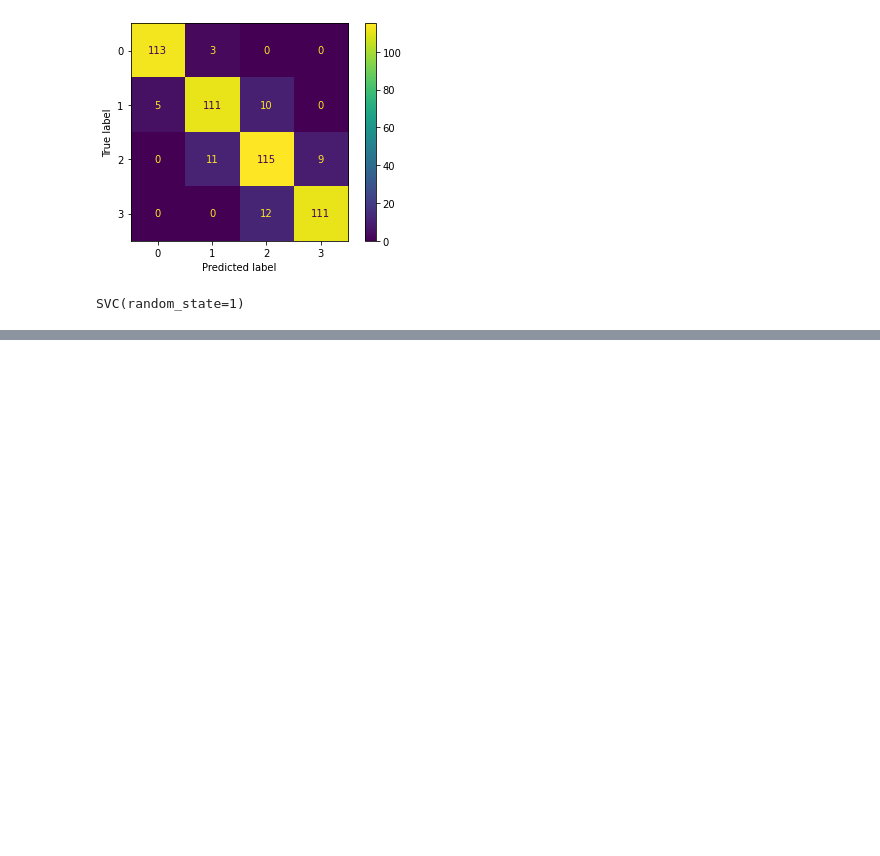
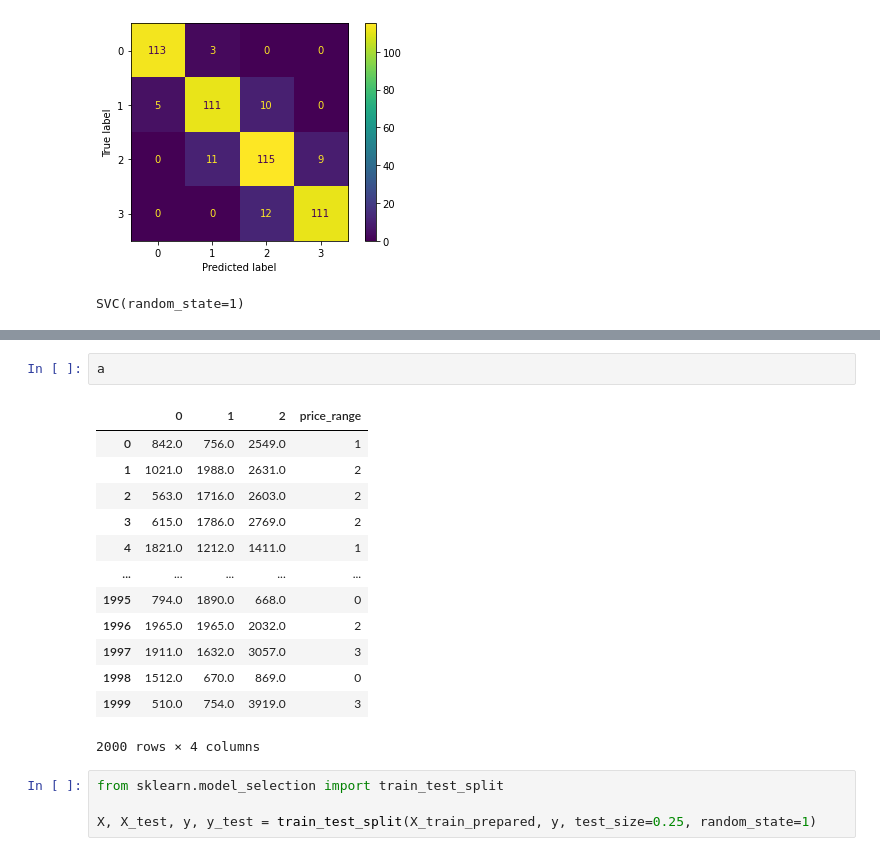
Before and after one commit to ikeinyyo/SSLTelecom, a Jupyter notebook: src/notebooks/02_Preprocessing.ipynb, the cells around one changed output, grey strips where cells are left out. Saved outputs shown, nothing was run; the diff lists cells and outputs as text; blank space fills up the shorter version.

```diff
--- a/src/notebooks/02_Preprocessing.ipynb
+++ b/src/notebooks/02_Preprocessing.ipynb
@@ -623,0 +684,20 @@ SyntaxError: invalid syntax (<ipython-input-39-b2fd5704acad>, line 1)
+# %%
+a
+# %% [output]
+|  | 0 | 1 | 2 | price_range |
+| 0 | 842.0 | 756.0 | 2549.0 | 1 |
+| 1 | 1021.0 | 1988.0 | 2631.0 | 2 |
+| 2 | 563.0 | 1716.0 | 2603.0 | 2 |
+| 3 | 615.0 | 1786.0 | 2769.0 | 2 |
+| 4 | 1821.0 | 1212.0 | 1411.0 | 1 |
+| ... | ... | ... | ... | ... |
+| 1995 | 794.0 | 1890.0 | 668.0 | 0 |
+| 1996 | 1965.0 | 1965.0 | 2032.0 | 2 |
+| 1997 | 1911.0 | 1632.0 | 3057.0 | 3 |
+| 1998 | 1512.0 | 670.0 | 869.0 | 0 |
+| 1999 | 510.0 | 754.0 | 3919.0 | 3 |
+2000 rows × 4 columns
+# %%
+from sklearn.model_selection import train_test_split
+
+X, X_test, y, y_test = train_test_split(X_train_prepared, y, test_size=0.25, random_state=1)
```
Also changed, not shown: parts of 37 cells of this notebook, 16 other files.
